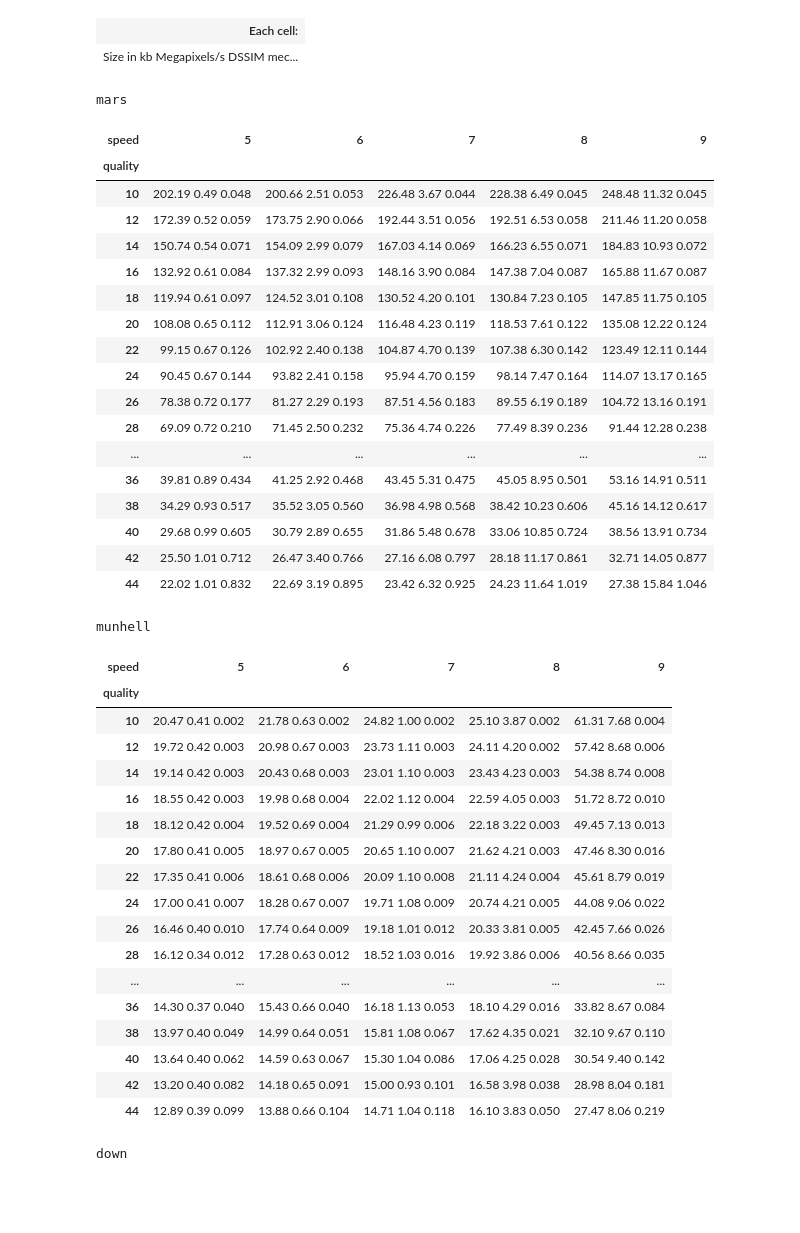
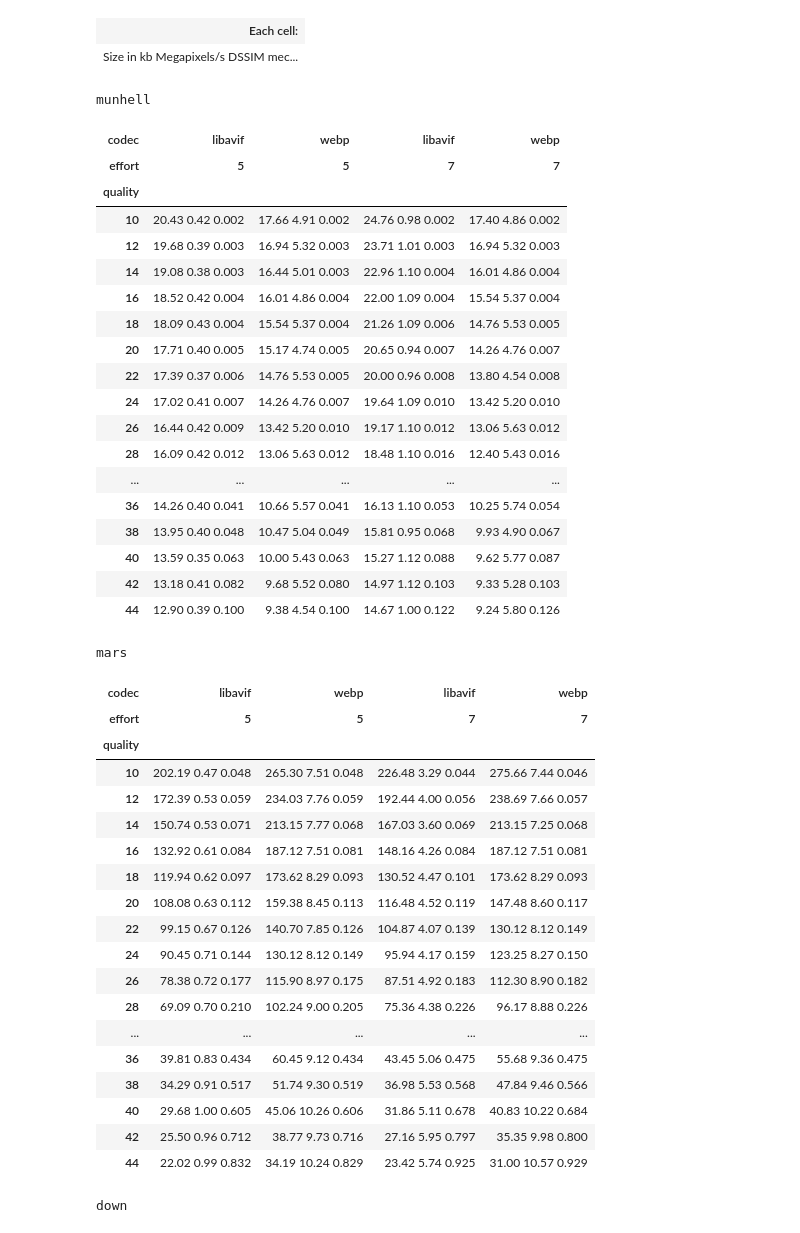
Before and after one commit to homm/image-codecs-bench, a Jupyter notebook: libavif.ipynb, the cells around one changed output. Cells and saved outputs as stored; diff of their text form; code cells hidden in the pictures; blank space fills up the shorter version.

Commit message:
Add webp data

```diff
--- a/libavif.ipynb
+++ b/libavif.ipynb
@@ -28,63 +28,65 @@ df
 # %%
 display(HTML("""<table>
 <tr><th>Each cell:
 <tr><td>
 Size in kb<br>
 Megapixels/s<br>
 DSSIM mectric
 </table>
 """))
 
 tables = []
 
 for fname in src_df.fname.unique():
     df = src_df[src_df.fname == fname]
-    df = df.pivot(index='quality', columns='speed', values='data')
+    df = df.pivot(index='quality', columns=['codec', 'effort'], values='data')
     tables.append(f"<h1>{fname}</h1>" + df.to_html(escape=False))
 
 display(HTML("".join(
     f'<div style="float:left">{table}</div>'
     for table in tables
 )))
 # %% [output]
 | Each cell: |
 | Size in kb Megapixels/s DSSIM mec... |
-mars
+munhell
-| speed | 5 | 6 | 7 | 8 | 9 |
-| quality |  |  |  |  |  |
-| 10 | 202.19 0.49 0.048 | 200.66 2.51 0.053 | 226.48 3.67 0.044 | 228.38 6.49 0.045 | 248.48 11.32 0.045 |
-| 12 | 172.39 0.52 0.059 | 173.75 2.90 0.066 | 192.44 3.51 0.056 | 192.51 6.53 0.058 | 211.46 11.20 0.058 |
-| 14 | 150.74 0.54 0.071 | 154.09 2.99 0.079 | 167.03 4.14 0.069 | 166.23 6.55 0.071 | 184.83 10.93 0.072 |
-| 16 | 132.92 0.61 0.084 | 137.32 2.99 0.093 | 148.16 3.90 0.084 | 147.38 7.04 0.087 | 165.88 11.67 0.087 |
-| 18 | 119.94 0.61 0.097 | 124.52 3.01 0.108 | 130.52 4.20 0.101 | 130.84 7.23 0.105 | 147.85 11.75 0.105 |
-| 20 | 108.08 0.65 0.112 | 112.91 3.06 0.124 | 116.48 4.23 0.119 | 118.53 7.61 0.122 | 135.08 12.22 0.124 |
-| 22 | 99.15 0.67 0.126 | 102.92 2.40 0.138 | 104.87 4.70 0.139 | 107.38 6.30 0.142 | 123.49 12.11 0.144 |
-| 24 | 90.45 0.67 0.144 | 93.82 2.41 0.158 | 95.94 4.70 0.159 | 98.14 7.47 0.164 | 114.07 13.17 0.165 |
-| 26 | 78.38 0.72 0.177 | 81.27 2.29 0.193 | 87.51 4.56 0.183 | 89.55 6.19 0.189 | 104.72 13.16 0.191 |
-| 28 | 69.09 0.72 0.210 | 71.45 2.50 0.232 | 75.36 4.74 0.226 | 77.49 8.39 0.236 | 91.44 12.28 0.238 |
-| ... | ... | ... | ... | ... | ... |
-| 36 | 39.81 0.89 0.434 | 41.25 2.92 0.468 | 43.45 5.31 0.475 | 45.05 8.95 0.501 | 53.16 14.91 0.511 |
-| 38 | 34.29 0.93 0.517 | 35.52 3.05 0.560 | 36.98 4.98 0.568 | 38.42 10.23 0.606 | 45.16 14.12 0.617 |
-| 40 | 29.68 0.99 0.605 | 30.79 2.89 0.655 | 31.86 5.48 0.678 | 33.06 10.85 0.724 | 38.56 13.91 0.734 |
-| 42 | 25.50 1.01 0.712 | 26.47 3.40 0.766 | 27.16 6.08 0.797 | 28.18 11.17 0.861 | 32.71 14.05 0.877 |
-| 44 | 22.02 1.01 0.832 | 22.69 3.19 0.895 | 23.42 6.32 0.925 | 24.23 11.64 1.019 | 27.38 15.84 1.046 |
+| codec | libavif | webp | libavif | webp |
+| effort | 5 | 5 | 7 | 7 |
+| quality |  |  |  |  |
+| 10 | 20.43 0.42 0.002 | 17.66 4.91 0.002 | 24.76 0.98 0.002 | 17.40 4.86 0.002 |
+| 12 | 19.68 0.39 0.003 | 16.94 5.32 0.003 | 23.71 1.01 0.003 | 16.94 5.32 0.003 |
+| 14 | 19.08 0.38 0.003 | 16.44 5.01 0.003 | 22.96 1.10 0.004 | 16.01 4.86 0.004 |
+| 16 | 18.52 0.42 0.004 | 16.01 4.86 0.004 | 22.00 1.09 0.004 | 15.54 5.37 0.004 |
+| 18 | 18.09 0.43 0.004 | 15.54 5.37 0.004 | 21.26 1.09 0.006 | 14.76 5.53 0.005 |
+| 20 | 17.71 0.40 0.005 | 15.17 4.74 0.005 | 20.65 0.94 0.007 | 14.26 4.76 0.007 |
+| 22 | 17.39 0.37 0.006 | 14.76 5.53 0.005 | 20.00 0.96 0.008 | 13.80 4.54 0.008 |
+| 24 | 17.02 0.41 0.007 | 14.26 4.76 0.007 | 19.64 1.09 0.010 | 13.42 5.20 0.010 |
+| 26 | 16.44 0.42 0.009 | 13.42 5.20 0.010 | 19.17 1.10 0.012 | 13.06 5.63 0.012 |
+| 28 | 16.09 0.42 0.012 | 13.06 5.63 0.012 | 18.48 1.10 0.016 | 12.40 5.43 0.016 |
+| ... | ... | ... | ... | ... |
+| 36 | 14.26 0.40 0.041 | 10.66 5.57 0.041 | 16.13 1.10 0.053 | 10.25 5.74 0.054 |
+| 38 | 13.95 0.40 0.048 | 10.47 5.04 0.049 | 15.81 0.95 0.068 | 9.93 4.90 0.067 |
+| 40 | 13.59 0.35 0.063 | 10.00 5.43 0.063 | 15.27 1.12 0.088 | 9.62 5.77 0.087 |
+| 42 | 13.18 0.41 0.082 | 9.68 5.52 0.080 | 14.97 1.12 0.103 | 9.33 5.28 0.103 |
+| 44 | 12.90 0.39 0.100 | 9.38 4.54 0.100 | 14.67 1.00 0.122 | 9.24 5.80 0.126 |
-munhell
+mars
-| speed | 5 | 6 | 7 | 8 | 9 |
-| quality |  |  |  |  |  |
-| 10 | 20.47 0.41 0.002 | 21.78 0.63 0.002 | 24.82 1.00 0.002 | 25.10 3.87 0.002 | 61.31 7.68 0.004 |
-| 12 | 19.72 0.42 0.003 | 20.98 0.67 0.003 | 23.73 1.11 0.003 | 24.11 4.20 0.002 | 57.42 8.68 0.006 |
-| 14 | 19.14 0.42 0.003 | 20.43 0.68 0.003 | 23.01 1.10 0.003 | 23.43 4.23 0.003 | 54.38 8.74 0.008 |
-| 16 | 18.55 0.42 0.003 | 19.98 0.68 0.004 | 22.02 1.12 0.004 | 22.59 4.05 0.003 | 51.72 8.72 0.010 |
-| 18 | 18.12 0.42 0.004 | 19.52 0.69 0.004 | 21.29 0.99 0.006 | 22.18 3.22 0.003 | 49.45 7.13 0.013 |
-| 20 | 17.80 0.41 0.005 | 18.97 0.67 0.005 | 20.65 1.10 0.007 | 21.62 4.21 0.003 | 47.46 8.30 0.016 |
-| 22 | 17.35 0.41 0.006 | 18.61 0.68 0.006 | 20.09 1.10 0.008 | 21.11 4.24 0.004 | 45.61 8.79 0.019 |
-| 24 | 17.00 0.41 0.007 | 18.28 0.67 0.007 | 19.71 1.08 0.009 | 20.74 4.21 0.005 | 44.08 9.06 0.022 |
-| 26 | 16.46 0.40 0.010 | 17.74 0.64 0.009 | 19.18 1.01 0.012 | 20.33 3.81 0.005 | 42.45 7.66 0.026 |
-| 28 | 16.12 0.34 0.012 | 17.28 0.63 0.012 | 18.52 1.03 0.016 | 19.92 3.86 0.006 | 40.56 8.66 0.035 |
-| ... | ... | ... | ... | ... | ... |
-| 36 | 14.30 0.37 0.040 | 15.43 0.66 0.040 | 16.18 1.13 0.053 | 18.10 4.29 0.016 | 33.82 8.67 0.084 |
-| 38 | 13.97 0.40 0.049 | 14.99 0.64 0.051 | 15.81 1.08 0.067 | 17.62 4.35 0.021 | 32.10 9.67 0.110 |
-| 40 | 13.64 0.40 0.062 | 14.59 0.63 0.067 | 15.30 1.04 0.086 | 17.06 4.25 0.028 | 30.54 9.40 0.142 |
-| 42 | 13.20 0.40 0.082 | 14.18 0.65 0.091 | 15.00 0.93 0.101 | 16.58 3.98 0.038 | 28.98 8.04 0.181 |
-| 44 | 12.89 0.39 0.099 | 13.88 0.66 0.104 | 14.71 1.04 0.118 | 16.10 3.83 0.050 | 27.47 8.06 0.219 |
+| codec | libavif | webp | libavif | webp |
+| effort | 5 | 5 | 7 | 7 |
+| quality |  |  |  |  |
+| 10 | 202.19 0.47 0.048 | 265.30 7.51 0.048 | 226.48 3.29 0.044 | 275.66 7.44 0.046 |
+| 12 | 172.39 0.53 0.059 | 234.03 7.76 0.059 | 192.44 4.00 0.056 | 238.69 7.66 0.057 |
+| 14 | 150.74 0.53 0.071 | 213.15 7.77 0.068 | 167.03 3.60 0.069 | 213.15 7.25 0.068 |
+| 16 | 132.92 0.61 0.084 | 187.12 7.51 0.081 | 148.16 4.26 0.084 | 187.12 7.51 0.081 |
+| 18 | 119.94 0.62 0.097 | 173.62 8.29 0.093 | 130.52 4.47 0.101 | 173.62 8.29 0.093 |
+| 20 | 108.08 0.63 0.112 | 159.38 8.45 0.113 | 116.48 4.52 0.119 | 147.48 8.60 0.117 |
+| 22 | 99.15 0.67 0.126 | 140.70 7.85 0.126 | 104.87 4.07 0.139 | 130.12 8.12 0.149 |
+| 24 | 90.45 0.71 0.144 | 130.12 8.12 0.149 | 95.94 4.17 0.159 | 123.25 8.27 0.150 |
+| 26 | 78.38 0.72 0.177 | 115.90 8.97 0.175 | 87.51 4.92 0.183 | 112.30 8.90 0.182 |
+| 28 | 69.09 0.70 0.210 | 102.24 9.00 0.205 | 75.36 4.38 0.226 | 96.17 8.88 0.226 |
+| ... | ... | ... | ... | ... |
+| 36 | 39.81 0.83 0.434 | 60.45 9.12 0.434 | 43.45 5.06 0.475 | 55.68 9.36 0.475 |
+| 38 | 34.29 0.91 0.517 | 51.74 9.30 0.519 | 36.98 5.53 0.568 | 47.84 9.46 0.566 |
+| 40 | 29.68 1.00 0.605 | 45.06 10.26 0.606 | 31.86 5.11 0.678 | 40.83 10.22 0.684 |
+| 42 | 25.50 0.96 0.712 | 38.77 9.73 0.716 | 27.16 5.95 0.797 | 35.35 9.98 0.800 |
+| 44 | 22.02 0.99 0.832 | 34.19 10.24 0.829 | 23.42 5.74 0.925 | 31.00 10.57 0.929 |
 down
```
Also changed, not shown: parts of 2 cells of this notebook, 4 other files.
